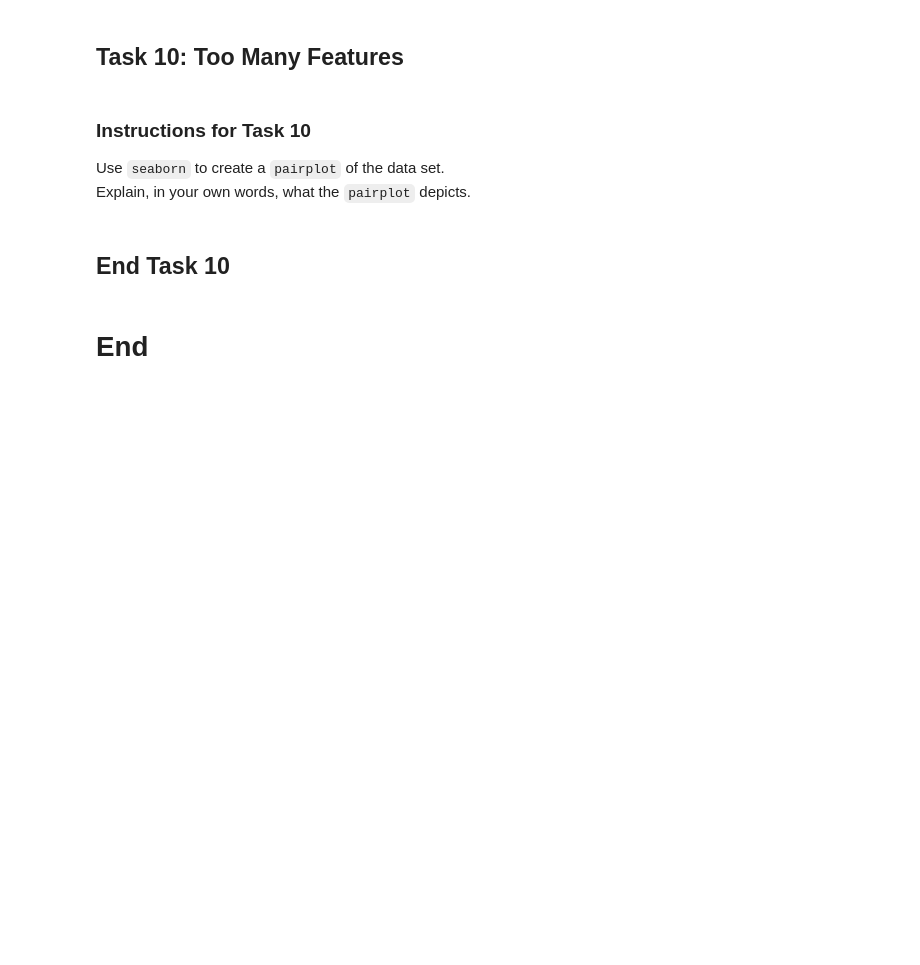
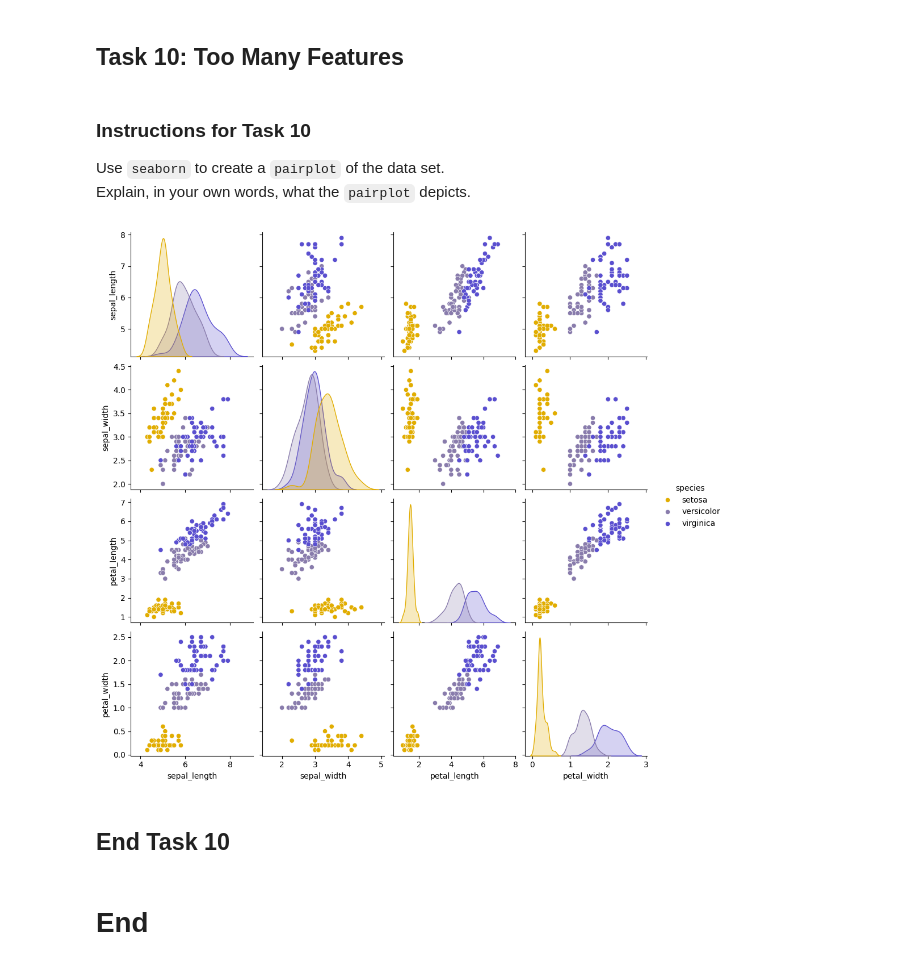
Before and after one commit to FaolanH/principles_of_data_analytics, a Jupyter notebook: tasks.ipynb, the cells around one changed output. Cells and saved outputs as stored; diff of their text form; code cells hidden in the pictures; blank space fills up the shorter version.

```diff
--- a/tasks.ipynb
+++ b/tasks.ipynb
@@ -537,6 +530,13 @@ Linear Fit Coefficients: [2.2299405  1.08355803]
 
 Use `seaborn` to create a `pairplot` of the data set.
 Explain, in your own words, what the `pairplot` depicts.
+# %%
+# using the seaborn module that was previously imported
+palette_colors = {'setosa':'#E1AD01', 'versicolor' : '#897CAC', 'virginica' : '#5A4FCF'}
+sns.pairplot(pd_iris_data, hue ='species', palette=palette_colors)
+plt.show()
+# %% [output]
+[figure, added]
 # %% [markdown]
 ## End Task 10
 # %% [markdown]
```
Also changed, not shown: parts of 5 cells of this notebook.
